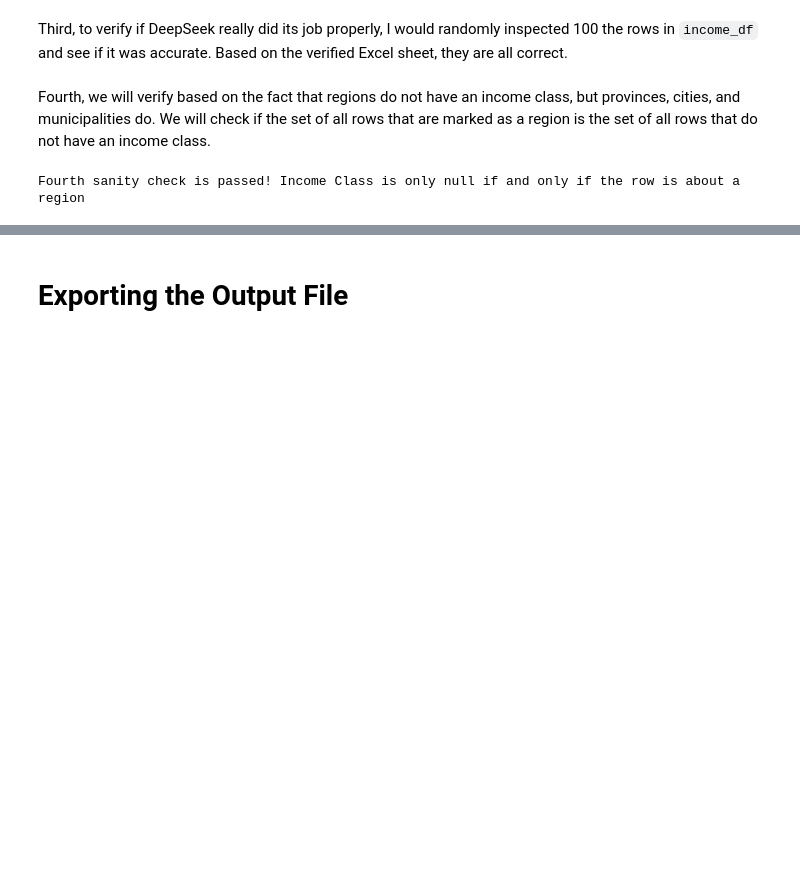
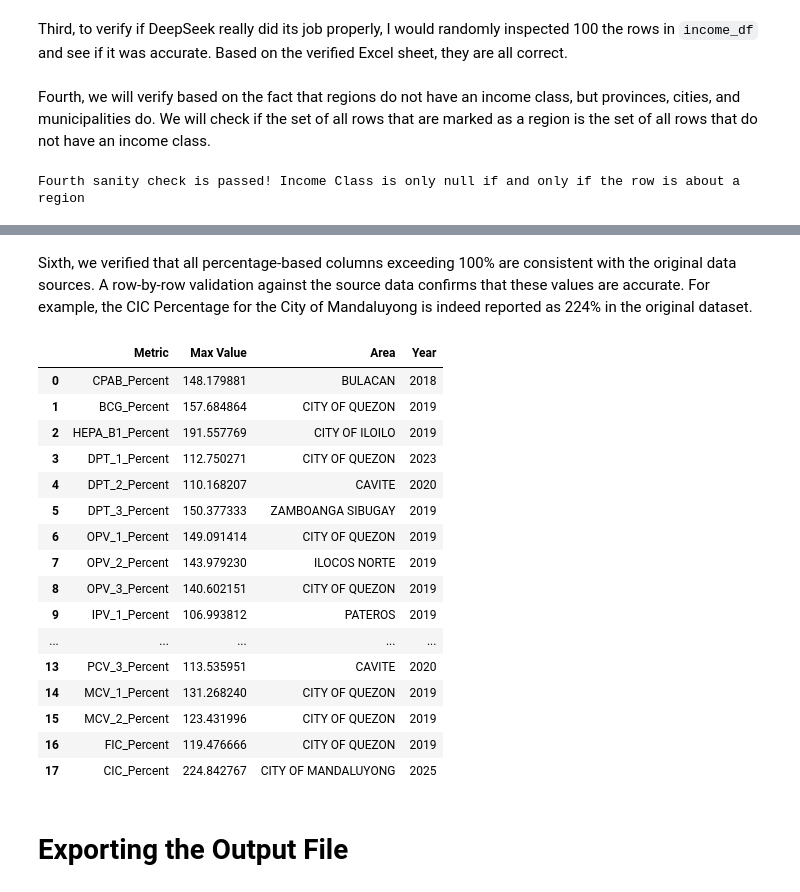
Before and after one commit to BSDSBA-JF/edcom, a Jupyter notebook: 02_immunization/01_creating_annual.ipynb, the cells around one changed output, grey strips where cells are left out. Saved outputs shown, nothing was run; the diff lists cells and outputs as text; code cells hidden in the pictures; blank space fills up the shorter version.

```diff
--- a/02_immunization/01_creating_annual.ipynb
+++ b/02_immunization/01_creating_annual.ipynb
@@ -271,5 +281,6 @@ The files for 2020 to 2022 have a semi-consistent format, so I will just use a f
 # %%
 def create_table_df_version1(sheet_filepath, year):
+    """Extract the data from 2020 to 2021"""
     # Table 1
     table1_df = pd.read_excel(sheet_filepath, skiprows=5, sheet_name=0)
     table1_df = table1_df.iloc[:, :14].copy()
@@ -1049,3 +1119,40 @@ Fourth sanity check is passed! Income Class is only null if and only if the row
+# %% [markdown]
+Sixth, we verified that all percentage-based columns exceeding 100% are consistent with the original data sources. A row-by-row validation against the source data confirms that these values are accurate. For example, the CIC Percentage for the City of Mandaluyong is indeed reported as 224% in the original dataset.
+# %%
+percent_cols = [col for col in income_immunization_df.columns if col.endswith('Percent')]
+
+results = []
+
+for col in percent_cols:
+    idx = income_immunization_df[col].idxmax()
+
+    results.append({
+        'Metric': col,
+        'Max Value': income_immunization_df.loc[idx, col],
+        'Area': income_immunization_df.loc[idx, 'Area'],
+        'Year': income_immunization_df.loc[idx, 'Year']
+    })
+
+max_summary_df = pd.DataFrame(results)
+max_summary_df
+# %% [output]
+|  | Metric | Max Value | Area | Year |
+| 0 | CPAB_Percent | 148.179881 | BULACAN | 2018 |
+| 1 | BCG_Percent | 157.684864 | CITY OF QUEZON | 2019 |
+| 2 | HEPA_B1_Percent | 191.557769 | CITY OF ILOILO | 2019 |
+| 3 | DPT_1_Percent | 112.750271 | CITY OF QUEZON | 2023 |
+| 4 | DPT_2_Percent | 110.168207 | CAVITE | 2020 |
+| 5 | DPT_3_Percent | 150.377333 | ZAMBOANGA SIBUGAY | 2019 |
+| 6 | OPV_1_Percent | 149.091414 | CITY OF QUEZON | 2019 |
+| 7 | OPV_2_Percent | 143.979230 | ILOCOS NORTE | 2019 |
+| 8 | OPV_3_Percent | 140.602151 | CITY OF QUEZON | 2019 |
+| 9 | IPV_1_Percent | 106.993812 | PATEROS | 2019 |
+| ... | ... | ... | ... | ... |
+| 13 | PCV_3_Percent | 113.535951 | CAVITE | 2020 |
+| 14 | MCV_1_Percent | 131.268240 | CITY OF QUEZON | 2019 |
+| 15 | MCV_2_Percent | 123.431996 | CITY OF QUEZON | 2019 |
+| 16 | FIC_Percent | 119.476666 | CITY OF QUEZON | 2019 |
+| 17 | CIC_Percent | 224.842767 | CITY OF MANDALUYONG | 2025 |
 # %% [markdown]
 # Exporting the Output File
 # %%
```
Also changed, not shown: parts of 25 cells of this notebook, 4 other files.
